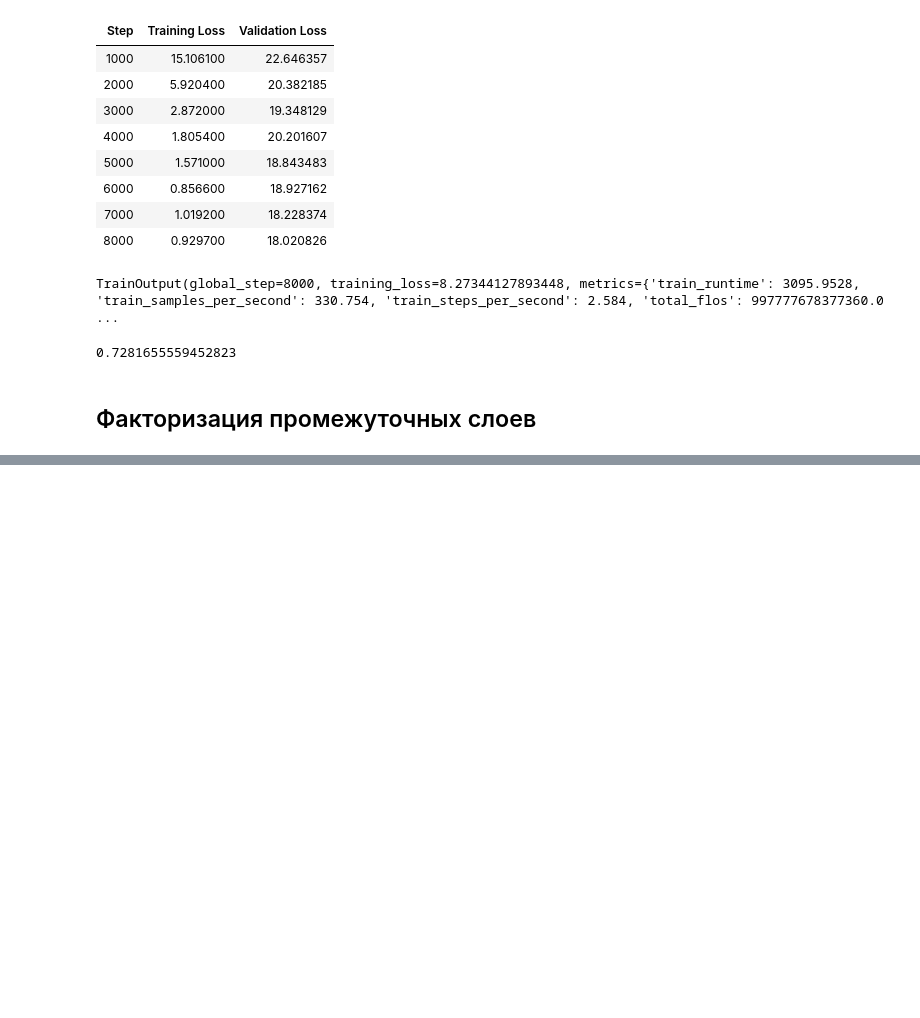
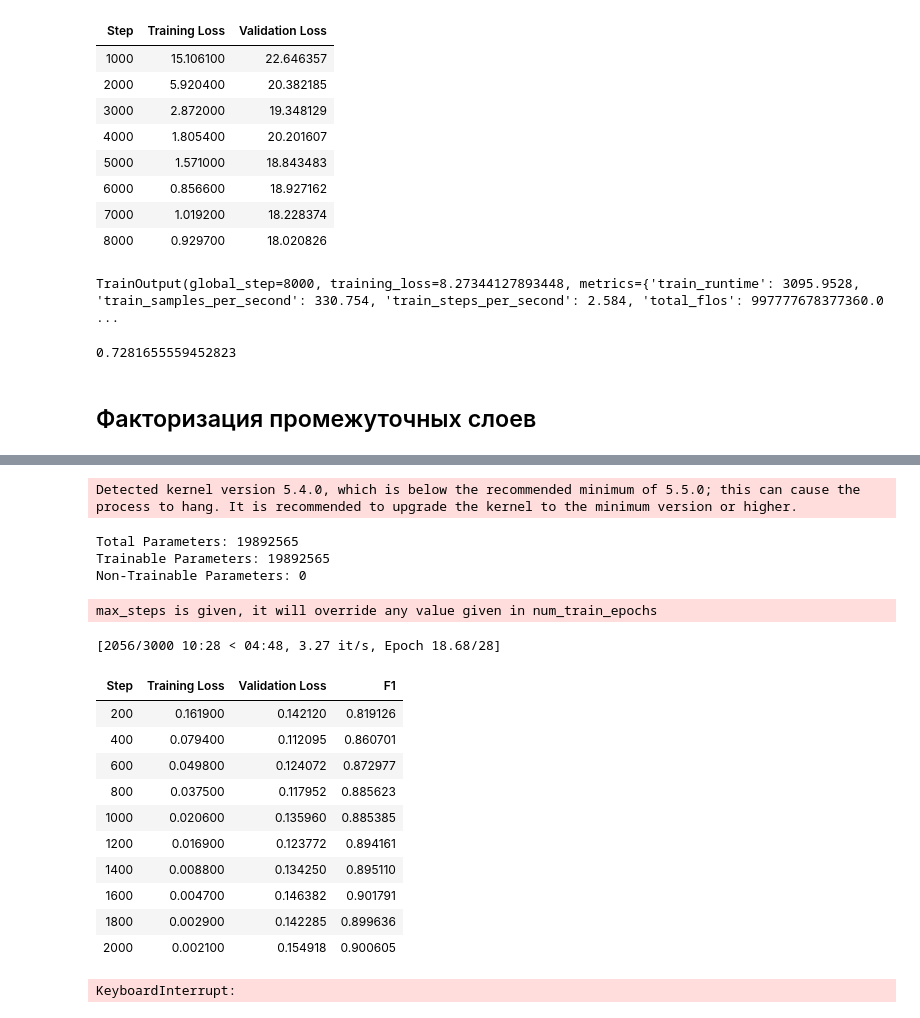
Before and after one commit to iyubondyrev/make_bert_small_again, a Jupyter notebook: main.ipynb, the cells around one changed output, grey strips where cells are left out. Cells and saved outputs as stored; diff of their text form; code cells hidden in the pictures; blank space fills up the shorter version.

Commit message:
add factorize all

```diff
--- a/main.ipynb
+++ b/main.ipynb
@@ -621,0 +567,62 @@ trainer.train()
+# %%
+from torch import nn
+from linear_factorized import replace_linear_with_factorized
+from transformers import TrainingArguments, Trainer
+from transformers import AutoModelForTokenClassification
+from dataset import FilteredDataCollatorForTokenClassification, get_tokenized_dataset
+from metrics import compute_f1, compute_f1_on_dataset
+from transformers import AutoTokenizer, PreTrainedTokenizerBase
+from factorized_embeddings import initialize_with_svd
+from utils import print_model_weights, set_all_seeds
+import torch
+
+set_all_seeds(1488)
+
+label_names = ['O', 'B-PER', 'I-PER', 'B-ORG', 'I-ORG', 'B-LOC', 'I-LOC', 'B-MISC', 'I-MISC']
+
+tokenizer = AutoTokenizer.from_pretrained("bert-base-cased")
+
+tokenized_dataset = get_tokenized_dataset()
+
+data_collator = FilteredDataCollatorForTokenClassification(tokenizer=tokenizer)
+
+model_factorized = AutoModelForTokenClassification.from_pretrained('results_vanilla/checkpoint-2000', num_labels=len(label_names))
+
+hidden_dim = 99
+replace_linear_with_factorized(model_factorized, hidden_dim)
+
+original_embedding = model_factorized.bert.embeddings.word_embeddings
+factorized_embedding = initialize_with_svd(original_embedding, hidden_dim)
+
+model_factorized.bert.embeddings.word_embeddings = factorized_embedding
+
+print_model_weights(model_factorized)
+
+training_args = TrainingArguments(
+    output_dir="./results_all_factorized",
+    evaluation_strategy="steps",
+    eval_steps=200,
+    learning_rate=3e-4,
+    per_device_train_batch_size=128,
+    per_device_eval_batch_size=64,
+    max_steps=3000,
+    weight_decay=0.01,
+    logging_dir='./logs_student',
+    logging_steps=50,
+    warmup_steps=500,
+    save_steps=500,
+    report_to="none",
+)
+
+trainer = Trainer(
+    model=model_factorized,
+    args=training_args,
+    train_dataset=tokenized_dataset["train"],
+    eval_dataset=tokenized_dataset["validation"],
+    tokenizer=tokenizer,
+    data_collator=data_collator,
+    compute_metrics=compute_f1
+)
+
+trainer.train()
+# %% [output]
@@ -621,0 +630,18 @@ trainer.train()
+Detected kernel version 5.4.0, which is below the recommended minimum of 5.5.0; this can cause the process to hang. It is recommended to upgrade the kernel to the minimum version or higher.
+Total Parameters: 19892565
+Trainable Parameters: 19892565
+Non-Trainable Parameters: 0
+max_steps is given, it will override any value given in num_train_epochs
+[2056/3000 10:28 < 04:48, 3.27 it/s, Epoch 18.68/28]
+| Step | Training Loss | Validation Loss | F1 |
+| 200 | 0.161900 | 0.142120 | 0.819126 |
+| 400 | 0.079400 | 0.112095 | 0.860701 |
+| 600 | 0.049800 | 0.124072 | 0.872977 |
+| 800 | 0.037500 | 0.117952 | 0.885623 |
+| 1000 | 0.020600 | 0.135960 | 0.885385 |
+| 1200 | 0.016900 | 0.123772 | 0.894161 |
+| 1400 | 0.008800 | 0.134250 | 0.895110 |
+| 1600 | 0.004700 | 0.146382 | 0.901791 |
+| 1800 | 0.002900 | 0.142285 | 0.899636 |
+| 2000 | 0.002100 | 0.154918 | 0.900605 |
+KeyboardInterrupt:
```
Also changed, not shown: parts of 7 cells of this notebook.
